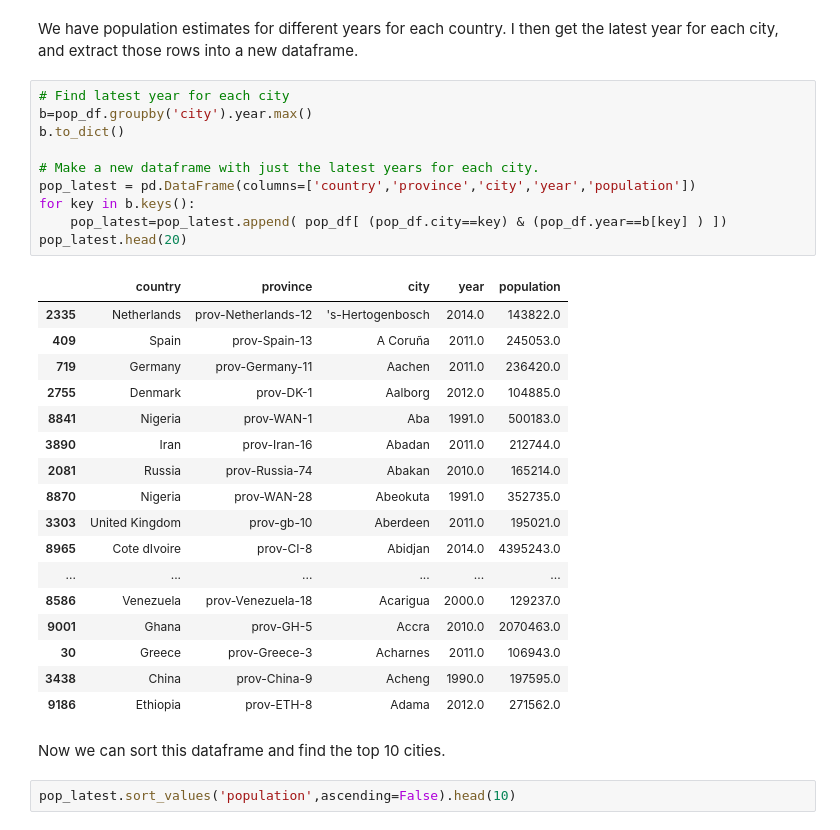
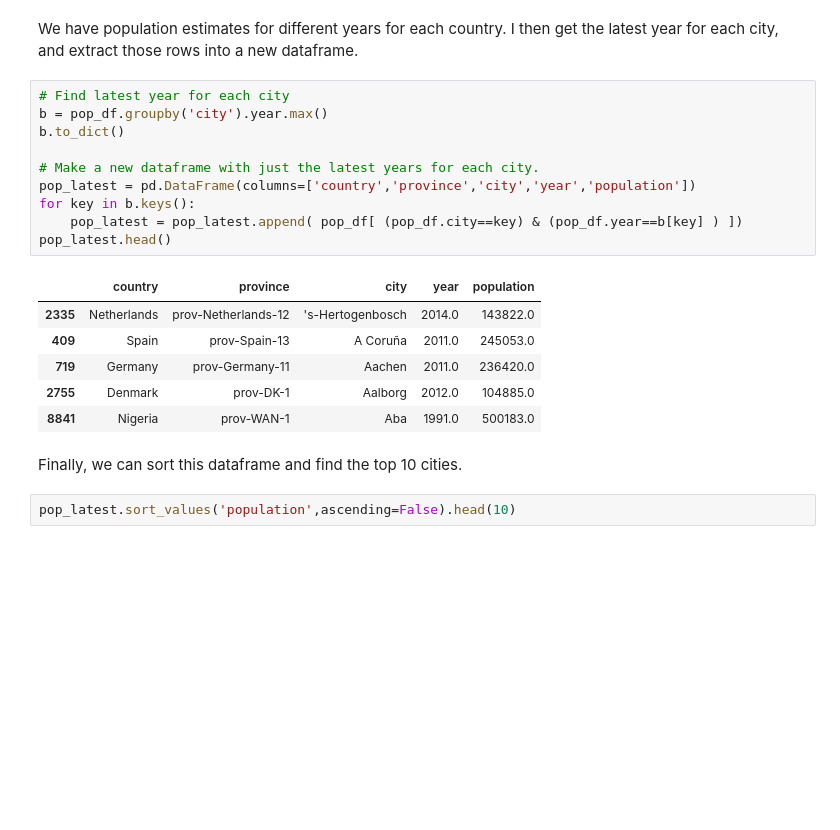
Before and after one commit to andypicke/Springboard_DataScience, a Jupyter notebook: data_wrangling_xml/sliderule_dsi_xml_exercise-Solutions-AP.ipynb, the cells around one changed output. Saved outputs shown, nothing was run; the diff lists cells and outputs as text; blank space fills up the shorter version.

```diff
--- a/data_wrangling_xml/sliderule_dsi_xml_exercise-Solutions-AP.ipynb
+++ b/data_wrangling_xml/sliderule_dsi_xml_exercise-Solutions-AP.ipynb
@@ -186,34 +175,23 @@ pop_df.head(20)
 We have population estimates for different years for each country. I then get the latest year for each city, and extract those rows into a new dataframe.
 # %%
 # Find latest year for each city
-b=pop_df.groupby('city').year.max()
+b = pop_df.groupby('city').year.max()
 b.to_dict()
 
 # Make a new dataframe with just the latest years for each city.
 pop_latest = pd.DataFrame(columns=['country','province','city','year','population'])
 for key in b.keys():
-    pop_latest=pop_latest.append( pop_df[ (pop_df.city==key) & (pop_df.year==b[key] ) ])
-pop_latest.head(20)
+    pop_latest = pop_latest.append( pop_df[ (pop_df.city==key) & (pop_df.year==b[key] ) ])
+pop_latest.head()
 # %% [output]
 |  | country | province | city | year | population |
 | 2335 | Netherlands | prov-Netherlands-12 | 's-Hertogenbosch | 2014.0 | 143822.0 |
 | 409 | Spain | prov-Spain-13 | A Coruña | 2011.0 | 245053.0 |
 | 719 | Germany | prov-Germany-11 | Aachen | 2011.0 | 236420.0 |
 | 2755 | Denmark | prov-DK-1 | Aalborg | 2012.0 | 104885.0 |
 | 8841 | Nigeria | prov-WAN-1 | Aba | 1991.0 | 500183.0 |
-| 3890 | Iran | prov-Iran-16 | Abadan | 2011.0 | 212744.0 |
-| 2081 | Russia | prov-Russia-74 | Abakan | 2010.0 | 165214.0 |
-| 8870 | Nigeria | prov-WAN-28 | Abeokuta | 1991.0 | 352735.0 |
-| 3303 | United Kingdom | prov-gb-10 | Aberdeen | 2011.0 | 195021.0 |
-| 8965 | Cote dIvoire | prov-CI-8 | Abidjan | 2014.0 | 4395243.0 |
-| ... | ... | ... | ... | ... | ... |
-| 8586 | Venezuela | prov-Venezuela-18 | Acarigua | 2000.0 | 129237.0 |
-| 9001 | Ghana | prov-GH-5 | Accra | 2010.0 | 2070463.0 |
-| 30 | Greece | prov-Greece-3 | Acharnes | 2011.0 | 106943.0 |
-| 3438 | China | prov-China-9 | Acheng | 1990.0 | 197595.0 |
-| 9186 | Ethiopia | prov-ETH-8 | Adama | 2012.0 | 271562.0 |
 # %% [markdown]
-Now we can sort this dataframe and find the top 10 cities.
+Finally, we can sort this dataframe and find the top 10 cities.
 # %%
 pop_latest.sort_values('population',ascending=False).head(10)
 # %% [output]
```
Also changed, not shown: parts of 16 cells of this notebook.
